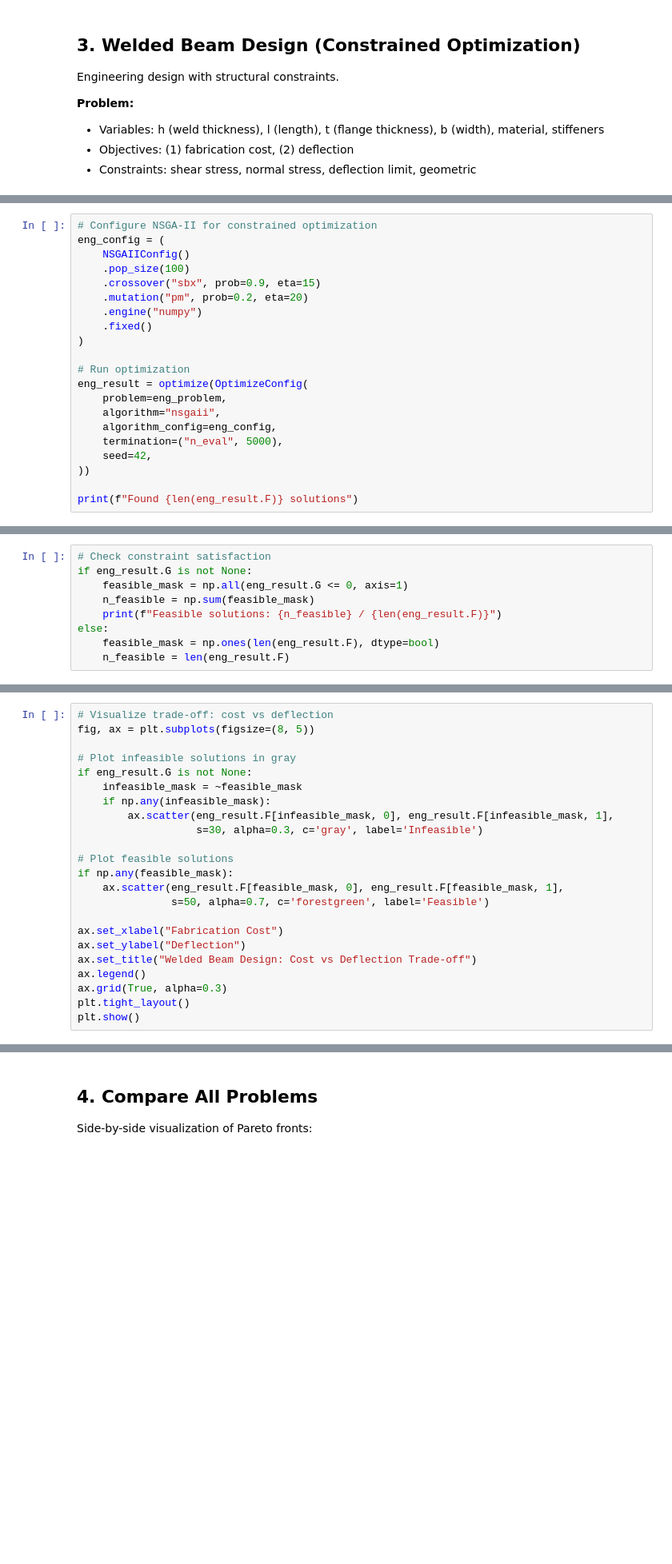
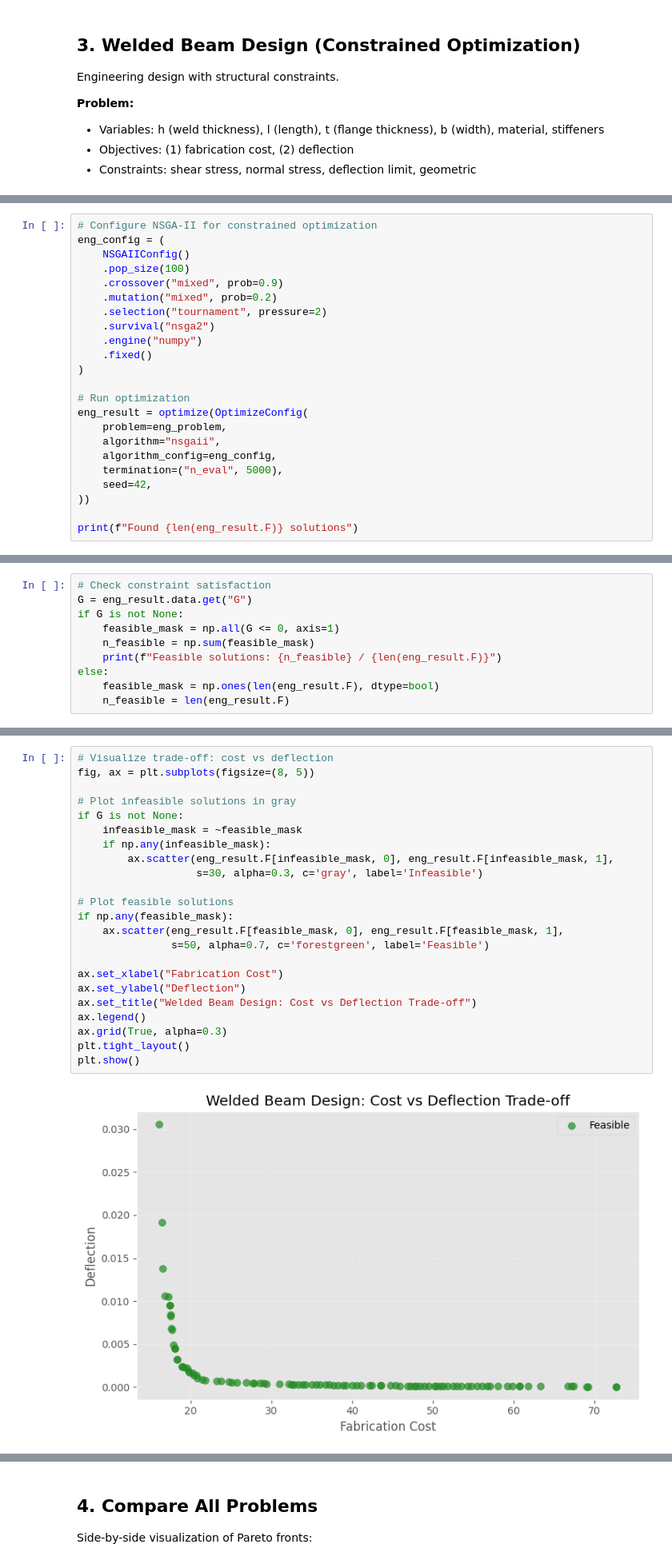
Before and after one commit to NicolasRodriguezUribe/VAMOS, a Jupyter notebook: notebooks/05_real_world_problems.ipynb, the cells around one changed output, grey strips where cells are left out. Shown at 80% size. Saved outputs shown, nothing was run; the diff lists cells and outputs as text; blank space fills up the shorter version.

```diff
--- a/notebooks/05_real_world_problems.ipynb
+++ b/notebooks/05_real_world_problems.ipynb
@@ -181,8 +251,10 @@ print(f"  Encoding: {eng_problem.encoding}")
 eng_config = (
     NSGAIIConfig()
     .pop_size(100)
-    .crossover("sbx", prob=0.9, eta=15)
-    .mutation("pm", prob=0.2, eta=20)
+    .crossover("mixed", prob=0.9)
+    .mutation("mixed", prob=0.2)
+    .selection("tournament", pressure=2)
+    .survival("nsga2")
     .engine("numpy")
     .fixed()
 )
@@ -200,7 +274,8 @@ print(f"Found {len(eng_result.F)} solutions")
 # %%
 # Check constraint satisfaction
-if eng_result.G is not None:
-    feasible_mask = np.all(eng_result.G <= 0, axis=1)
+G = eng_result.data.get("G")
+if G is not None:
+    feasible_mask = np.all(G <= 0, axis=1)
     n_feasible = np.sum(feasible_mask)
     print(f"Feasible solutions: {n_feasible} / {len(eng_result.F)}")
 else:
@@ -209,26 +286,28 @@ else:
 # %%
 # Visualize trade-off: cost vs deflection
 fig, ax = plt.subplots(figsize=(8, 5))
 
 # Plot infeasible solutions in gray
-if eng_result.G is not None:
+if G is not None:
     infeasible_mask = ~feasible_mask
     if np.any(infeasible_mask):
         ax.scatter(eng_result.F[infeasible_mask, 0], eng_result.F[infeasible_mask, 1],
                    s=30, alpha=0.3, c='gray', label='Infeasible')
 
 # Plot feasible solutions
 if np.any(feasible_mask):
     ax.scatter(eng_result.F[feasible_mask, 0], eng_result.F[feasible_mask, 1],
                s=50, alpha=0.7, c='forestgreen', label='Feasible')
 
 ax.set_xlabel("Fabrication Cost")
 ax.set_ylabel("Deflection")
 ax.set_title("Welded Beam Design: Cost vs Deflection Trade-off")
 ax.legend()
 ax.grid(True, alpha=0.3)
 plt.tight_layout()
 plt.show()
+# %% [output]
+[figure, added]
 # %%
 # Show best feasible designs
 if np.any(feasible_mask):
```
Also changed, not shown: parts of 14 cells of this notebook, 5 other files.
